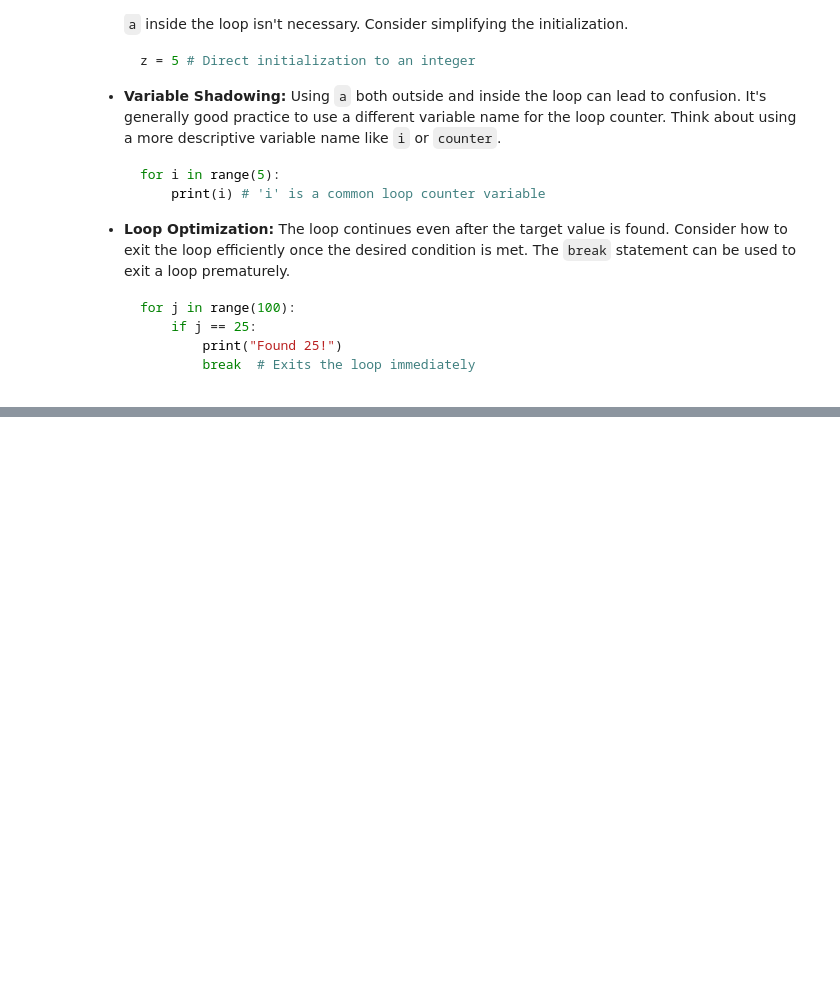
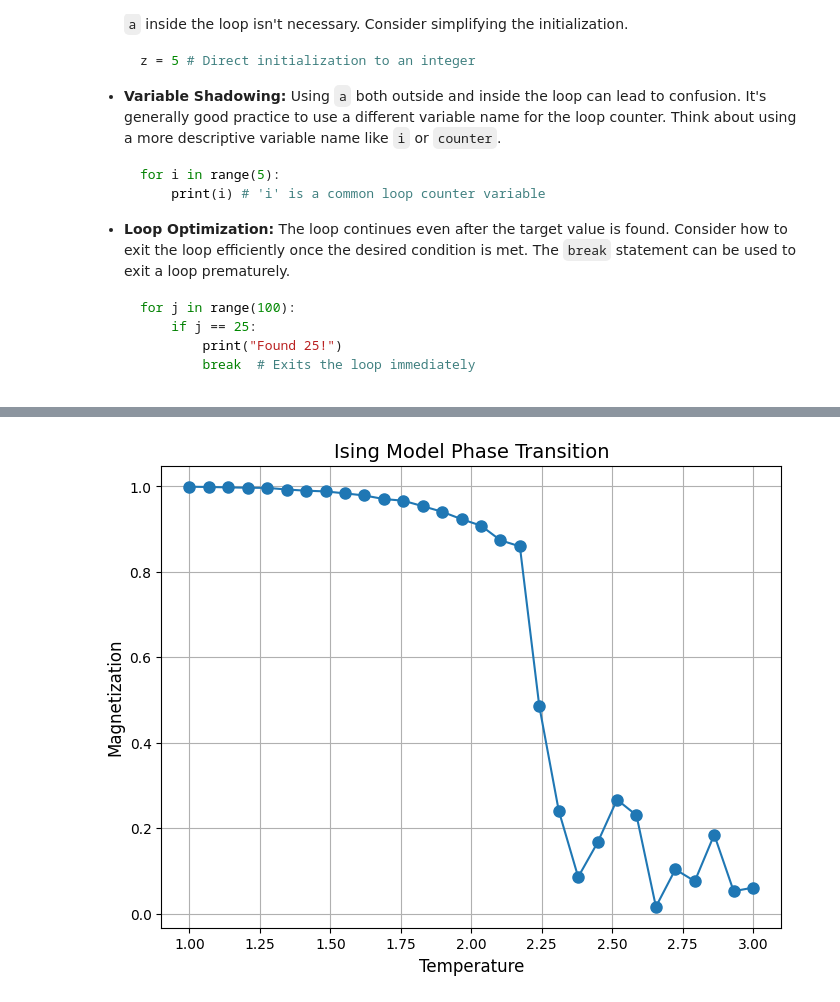
Before and after one commit to freemank1224/teach-python, a Jupyter notebook: Untitled1.ipynb, the cells around one changed output, grey strips where cells are left out. Drawn from its saved outputs; the diff is of its cells as text; code cells hidden in the pictures; blank space fills up the shorter version.

```diff
--- a/Untitled1.ipynb
+++ b/Untitled1.ipynb
@@ -72,0 +333,69 @@ Let's analyze and improve this Python code snippet.  Here are some points to con
+# %%
+import numpy as np
+import matplotlib.pyplot as plt
+
+def ising_model(L, T, num_steps):
+    """
+    模拟二维Ising模型
+    L: 格子大小（LxL）
+    T: 温度
+    num_steps: Monte Carlo步数
+    返回：平均磁化强度
+    """
+    # 初始化自旋矩阵，全部设为+1
+    spins = np.ones((L, L))
+
+    # 磁化列表
+    magnetization = []
+
+    for _ in range(num_steps):
+        # 随机选择一个格点
+        i = np.random.randint(L)
+        j = np.random.randint(L)
+
+        # 计算翻转后的能量变化
+        # 四个邻居
+        neighbors = [
+            (i, (j-1) % L),
+            (i, (j+1) % L),
+            ((i-1) % L, j),
+            ((i+1) % L, j)
+        ]
+
+        delta_E = 0
+        for ni, nj in neighbors:
+            delta_E += spins[i,j] * spins[ni,nj]
+        delta_E *= 2  # 翻转自旋后能量变化
+
+        # Metropolis判据
+        if delta_E <= 0 or np.exp(-delta_E / T) > np.random.rand():
+            spins[i,j] *= -1
+
+        # 计算当前磁化强度
+        mag = np.sum(spins)
+        magnetization.append(mag / (L*L))
+
+    return magnetization
+
+# 参数设置
+L = 10         # 格子大小
+num_temps = 30  # 温度点数
+temps = np.linspace(1, 3, num_temps)  # 温度范围（包括临界温度2.269）
+num_steps = 100000                       # Monte Carlo步数
+
+# 计算不同温度下的磁化强度
+magnetizations = []
+for T in temps:
+    mag = ising_model(L, T, num_steps)
+    magnetizations.append(np.abs(np.mean(mag)))  # 取平均并取绝对值
+
+# 绘制结果
+plt.figure(figsize=(8,6))
+plt.plot(temps, magnetizations, 'o-', markersize=8)
+plt.xlabel('Temperature', fontsize=12)
+plt.ylabel('Magnetization', fontsize=12)
+plt.title('Ising Model Phase Transition', fontsize=14)
+plt.grid(True)
+plt.show()
+# %% [output]
+[figure, added]
```
Also changed, not shown: parts of 11 cells of this notebook, 6 other files.
